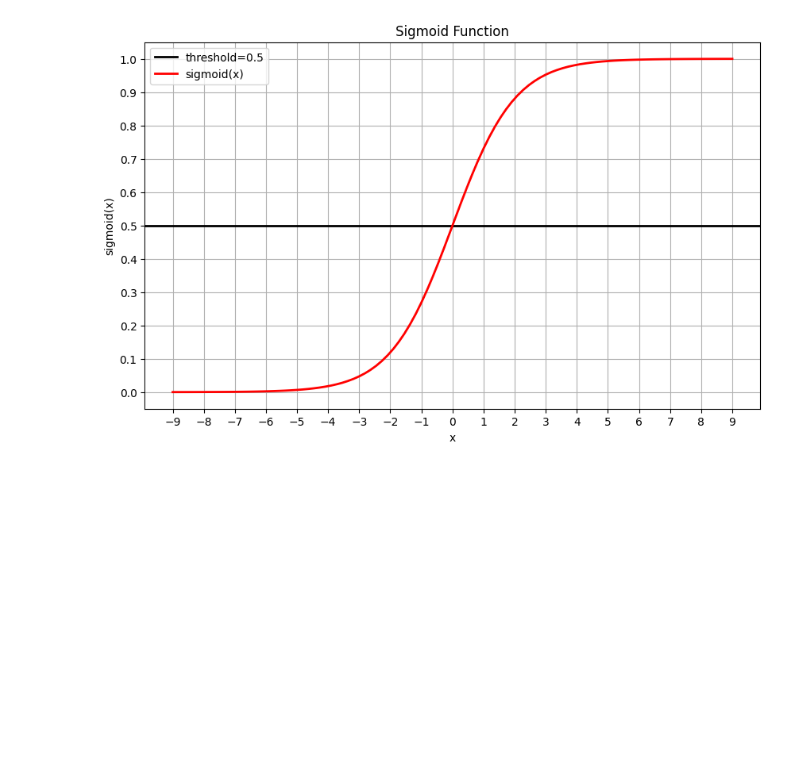
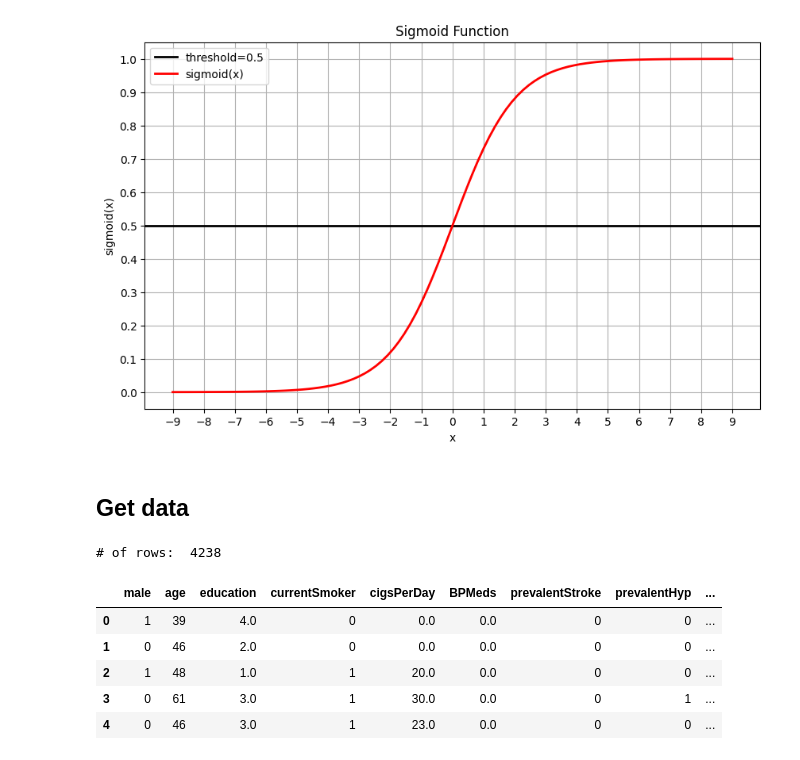
Before and after one commit to azmiozgen/utilynx, a Jupyter notebook: lib/machine_learning/logistic_regression.ipynb, the cells around one changed output. Cells and saved outputs as stored; diff of their text form; code cells hidden in the pictures; blank space fills up the shorter version.

```diff
--- a/lib/machine_learning/logistic_regression.ipynb
+++ b/lib/machine_learning/logistic_regression.ipynb
@@ -25,3 +39,18 @@ plt.legend()
 # %% [output]
 <matplotlib.legend.Legend at 0x...>
 [figure]
+# %% [markdown]
+## Get data
+# %%
+csv_file = './data/heart_disease.csv'
+df = pd.read_csv(csv_file)
+print("# of rows: ", len(df))
+df.head()
+# %% [output]
+# of rows:  4238
+|  | male | age | education | currentSmoker | cigsPerDay | BPMeds | prevalentStroke | prevalentHyp | ... |
+| 0 | 1 | 39 | 4.0 | 0 | 0.0 | 0.0 | 0 | 0 | ... |
+| 1 | 0 | 46 | 2.0 | 0 | 0.0 | 0.0 | 0 | 0 | ... |
+| 2 | 1 | 48 | 1.0 | 1 | 20.0 | 0.0 | 0 | 0 | ... |
+| 3 | 0 | 61 | 3.0 | 1 | 30.0 | 0.0 | 0 | 1 | ... |
+| 4 | 0 | 46 | 3.0 | 1 | 23.0 | 0.0 | 0 | 0 | ... |
```
Also changed, not shown: parts of 18 cells of this notebook, 1 other file.
